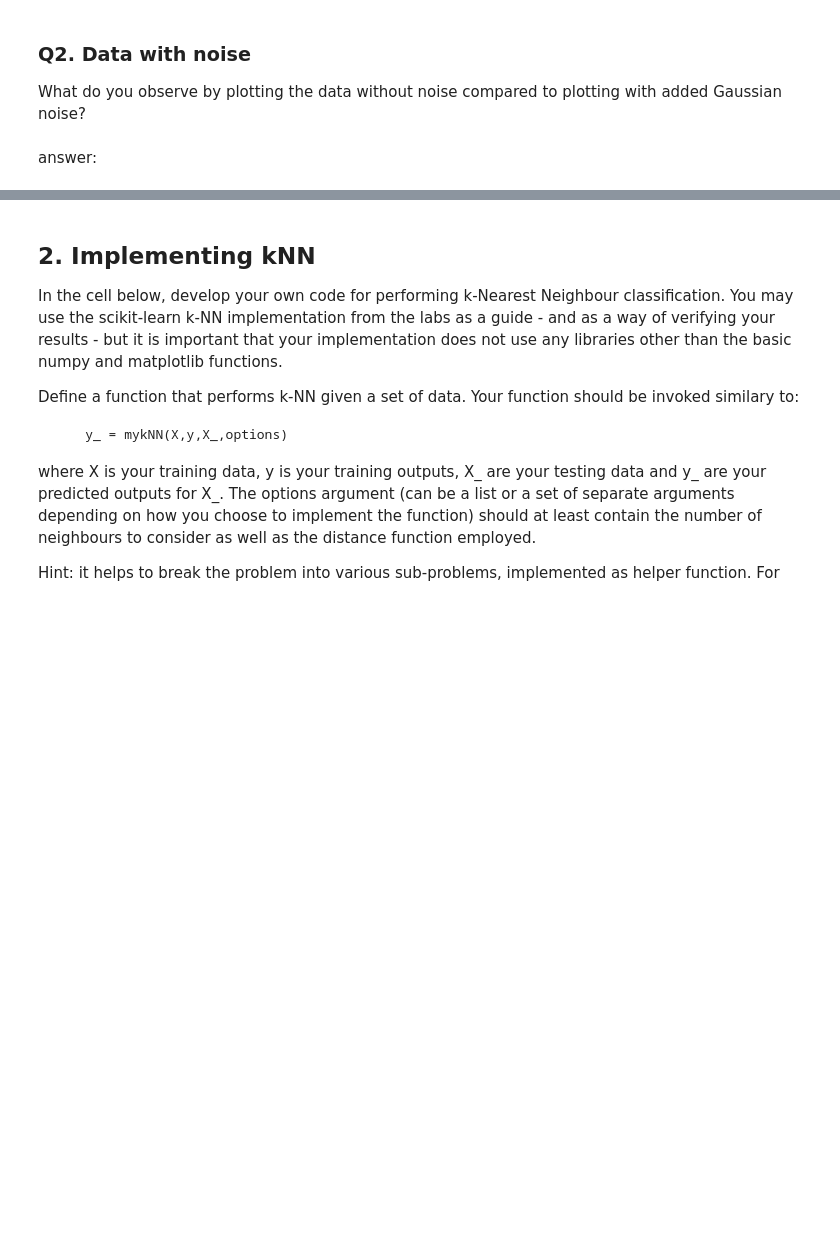
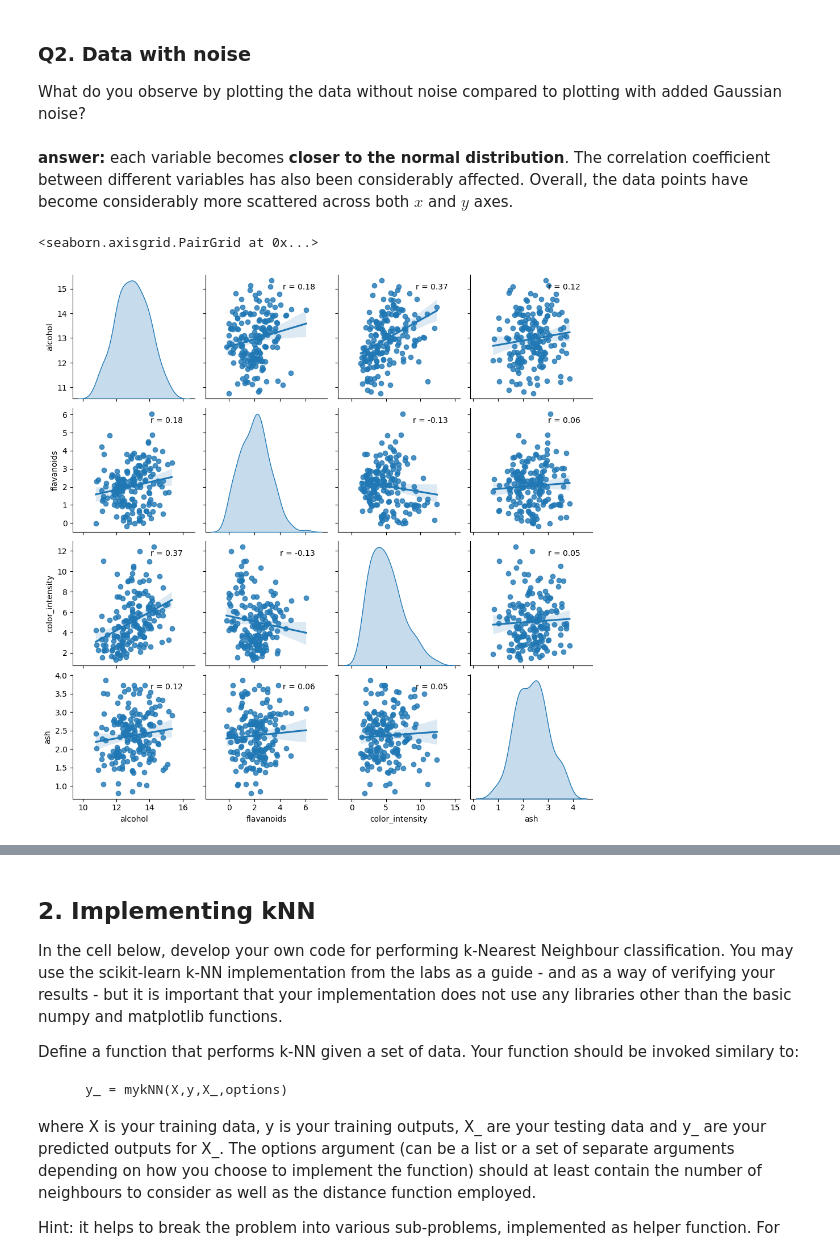
Before and after one commit to hudsonmendes/uolondon-cm3015-mlnn, a Jupyter notebook: report.ipynb, the cells around one changed output, grey strips where cells are left out. Drawn from its saved outputs; the diff is of its cells as text; code cells hidden in the pictures; blank space fills up the shorter version.

```diff
--- a/report.ipynb
+++ b/report.ipynb
@@ -163,5 +156,10 @@ answer:
 ### Q2. Data with noise
 
 What do you observe by plotting the data without noise compared to plotting with added Gaussian noise?
-# %% [markdown]
-answer:
+# %% [markdown]
+**answer:** each variable becomes **closer to the normal distribution**. The correlation coefficient between different variables has also been considerably affected. Overall, the data points have become considerably more scattered across both $x$ and $y$ axes.
+# %%
+myplotGridWithRegAndCorr(XN, feature_names=selected_features)
+# %% [output]
+<seaborn.axisgrid.PairGrid at 0x...>
+[figure, added]
```
Also changed, not shown: parts of 16 cells of this notebook, 1 other file.
